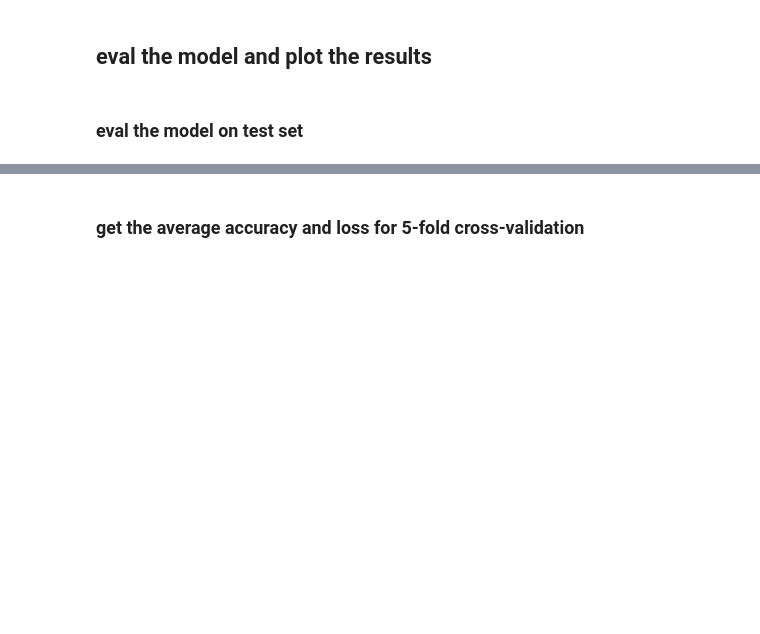
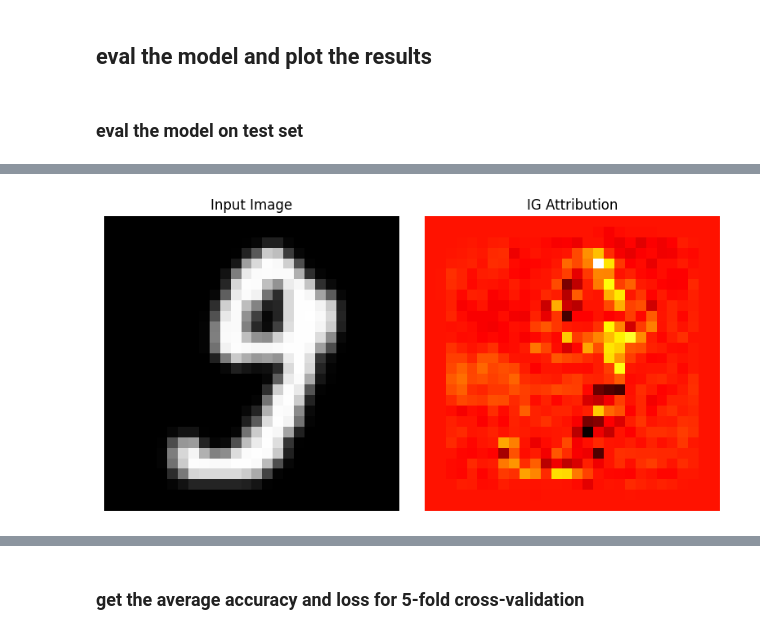
Before and after one commit to Raphaelzrf/USTC-COURSE-CV, a Jupyter notebook: first-assignment/code.ipynb, the cells around one changed output, grey strips where cells are left out. Drawn from its saved outputs; the diff is of its cells as text; code cells hidden in the pictures; blank space fills up the shorter version.

```diff
--- a/first-assignment/code.ipynb
+++ b/first-assignment/code.ipynb
@@ -32,6 +32,7 @@ Using device: cuda
 # %% [markdown]
 ## Parameter settings
 # %%
+
 # define the enums for hyperparameters
 class NumOfHiddenLayer(Enum):
     THREE = 3
@@ -48,20 +49,25 @@ class ActivationFunction(Enum):
     ReLU = "ReLU"
     LeakyReLU = "LeakyReLU"
     ELU = "ELU"
+
 class Optimizer(Enum):
     SGD = 'SGD'
     Adam = 'Adam'
     RMSprop = 'RMSprop'
+
 class BatchNormalization(Enum):
     True_ = True
     False_ = False
+
 class Regularization(Enum):
     L1 = 'L1'
     L2 = 'L2'
     None_ = None
+
 class Augmentation(Enum):
     True_ = True
     False_ = False
+
 aug_transform = transforms.Compose([
     transforms.RandomRotation(degrees=15),         # rotate
     transforms.RandomAffine(degrees=0, translate=(0.1, 0.1)),  # translate
@@ -84,7 +90,7 @@ dropout = [0.25, 0.25, 0.0]
 batch_size = 128
 num_epochs = 200
 lr = 0.1
-augmentation = Augmentation.True_
+augmentation = Augmentation.False_
 # %% [markdown]
 ## download EMNIST dataset and normalize the data
 # %%
@@ -430,15 +495,16 @@ optimizer_test = Optimizer.SGD
 batch_normalization_test = BatchNormalization.True_
 regularization_test = Regularization.L1
 llambda_test = 1e-5
-dropout_test = [0.0, 0.0, 0.0]
+dropout_test = [0.25, 0.25, 0.0]
 batch_size_test = 128
 num_epochs_test = 200
 lr_test = 0.1
-augmentation_test = Augmentation.True_
+augmentation_test = Augmentation.False_
+k_test = 5
 
 accuracy_list = []
-for i in range(1, k+1):
-    model_path_test = f'./models/best_model_fold_{i}-{k}_num-of-hidden-layer_{num_of_hidden_layer_test.value}_hidden-sizes_{hidden_sizes_test}_lr_{lr_test}_scheduler_{learning_rate_scheduler_test.value}_optimizer_{optimizer_test.value}_activation_function_{activation_function_test.value}_batch_normalization_{batch_normalization_test.value}_regularization_{regularization_test.value}_llambda_{llambda_test}_dropout_{dropout_test}.pth'
+for i in range(1, k_test+1):
+    model_path_test = f'./models/best_model_fold_{i}-{k_test}_num-of-hidden-layer_{num_of_hidden_layer_test.value}_hidden-sizes_{hidden_sizes_test}_lr_{lr_test}_scheduler_{learning_rate_scheduler_test.value}_optimizer_{optimizer_test.value}_activation_function_{activation_function_test.value}_batch_normalization_{batch_normalization_test.value}_regularization_{regularization_test.value}_llambda_{llambda_test}_dropout_{dropout_test}.pth'
     if augmentation_test == Augmentation.True_:
         model_path_test = model_path_test.replace('.pth', '_aug.pth')
     print(f"Loading model from {model_path_test}")
@@ -456,31 +522,70 @@ for i in range(1, k+1):
     model_test.eval()
     all_preds = []
     all_labels = []
+    all_indices = []
+    # Visualize the Integrated Gradients for the first two samples
+    visualize_ig(model_test, test_loader, index=0, device='cuda')
+    visualize_ig(model_test, test_loader, index=1, device='cuda')
+
+    # Evaluate the model on the test set
     with torch.no_grad():
-        for data, target in test_loader:
+        for batch_idx, (data, target) in enumerate(test_loader):
             data, target = data.to(device), target.to(device)
             output = model_test(data)
             _, predicted = torch.max(output.data, 1)
+
             all_preds.extend(predicted.cpu().numpy())
             all_labels.extend(target.cpu().numpy())
+
+
+            start_idx = batch_idx * test_loader.batch_size
+            batch_size = data.size(0)
+            all_indices.extend(range(start_idx, start_idx + batch_size))
+
+    # visualize the predictions
+    def show_predictions(dataset, indices, preds, labels, num=6):
+        plt.figure(figsize=(12, 4))
+        for i in range(num):
+            idx = indices[i]
+            img, true_label = dataset[idx]
+            img = img.squeeze().numpy()
+
+            pred_label = preds[i]
+            true_label_idx = labels[i]
+
+            plt.subplot(2, 3, i + 1)
+            plt.imshow(img.T, cmap='gray')  # EMNIST needs transpose
+            plt.title(f"Pred: {dataset.classes[pred_label]}\nTrue: {dataset.classes[true_label_idx]}")
+            plt.axis('off')
+        plt.tight_layout()
+        plt.show()
+
+    show_predictions(test_dataset, all_indices, all_preds, all_labels)
     # calculate the precision, recall, f1-score, accuracy, and confusion matrix
     prcision = precision_score(all_labels, all_preds, average='weighted')
     recall = recall_score(all_labels, all_preds, average='weighted')
     f1 = f1_score(all_labels, all_preds, average='weighted')
     accuracy = accuracy_score(all_labels, all_preds)
-    # cm = confusion_matrix(all_labels, all_preds)
-    # print(f"Precision: {prcision:.4f}")
-    # print(f"Recall: {recall:.4f}")
-    # print(f"F1-score: {f1:.4f}")
-    # print(f"Accuracy: {accuracy:.4f}")
+    cm = confusion_matrix(all_labels, all_preds)
+    print(f"Precision: {prcision:.4f}")
+    print(f"Recall: {recall:.4f}")
+    print(f"F1-score: {f1:.4f}")
+    print(f"Accuracy: {accuracy:.4f}")
     # print(f"Confusion Matrix:\n{cm}")
-    # # plot the confusion matrix
-    # plt.figure(figsize=(10, 10))
-    # ConfusionMatrixDisplay(confusion_matrix=cm, display_labels=test_dataset.classes).plot(cmap=plt.cm.Blues)
-    # plt.title("Confusion Matrix")
-    # plt.show()
+    # plot the confusion matrix
+    labels = test_dataset.classes
+
+    plt.figure(figsize=(12, 10))  # 图像大小
+    sns.heatmap(cm, annot=True, fmt='d', cmap='Blues', xticklabels=labels, yticklabels=labels)
+    plt.xlabel('Predicted Label')
+    plt.ylabel('True Label')
+    plt.title('Confusion Matrix')
+    plt.xticks(rotation=45)
+    plt.yticks(rotation=0)
+    plt.tight_layout()
+    plt.show()
     accuracy_list.append(accuracy)
-    print(f"Fold {i} - Accuracy: {accuracy:.4f}")
+    # print(f"Fold {i} - Accuracy: {accuracy:.4f}")
 print(f"Average accuracy: {np.mean(accuracy_list):.4f} ± {np.std(accuracy_list):.4f}")
 # %% [output]
 Loading model from ./models/best_model_fold_1-5_num-of-hidden-layer_3_hidden-sizes_[128, 128, 128]_lr_0.1_scheduler_StepLR_optimizer_SGD_activation_function_ELU_batch_normalization_True_regularization ...
@@ -496,0 +592 @@ Average accuracy: 0.8546 ± 0.0023
+[figure, added]
```
Also changed, not shown: parts of 12 cells of this notebook, 6 other files.
